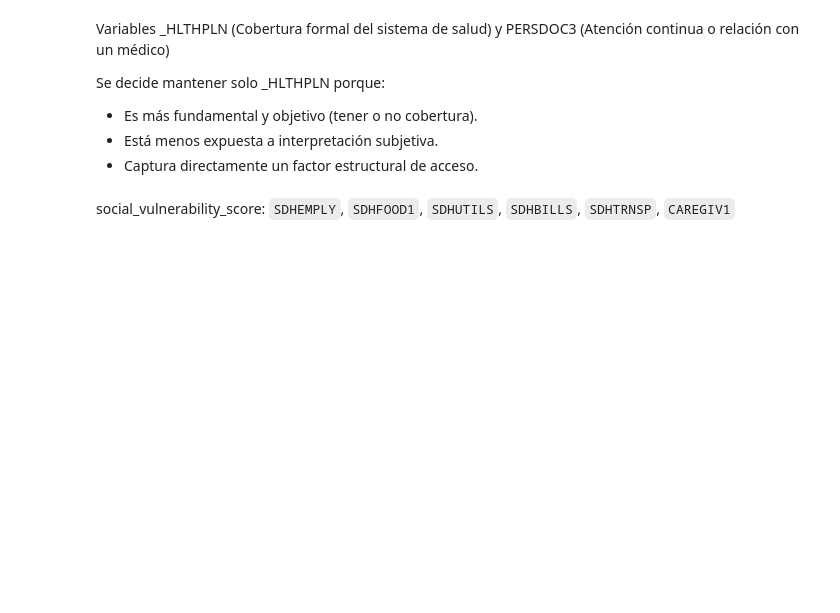
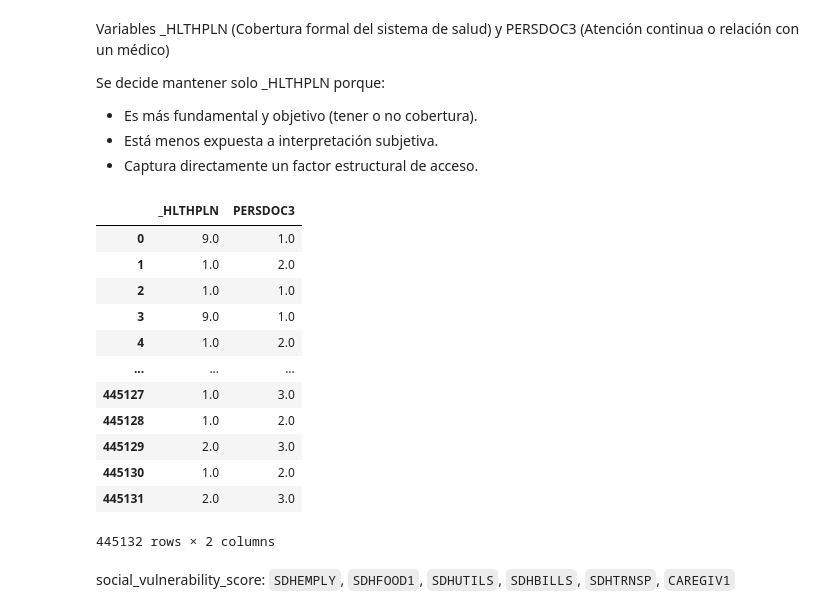
Before and after one commit to MariaDe96/Final_Project_DataScient, a Jupyter notebook: src/first_features_selection_sergio.ipynb, the cells around one changed output. Saved outputs shown, nothing was run; the diff lists cells and outputs as text; code cells hidden in the pictures; blank space fills up the shorter version.

```diff
--- a/src/first_features_selection_sergio.ipynb
+++ b/src/first_features_selection_sergio.ipynb
@@ -35,6 +38,23 @@ Se decide mantener solo _HLTHPLN porque:
 - Es más fundamental y objetivo (tener o no cobertura).
 - Está menos expuesta a interpretación subjetiva.
 - Captura directamente un factor estructural de acceso.
+# %%
+columns_healthy = df[['_HLTHPLN','PERSDOC3']]
+columns_healthy
+# %% [output]
+|  | _HLTHPLN | PERSDOC3 |
+| 0 | 9.0 | 1.0 |
+| 1 | 1.0 | 2.0 |
+| 2 | 1.0 | 1.0 |
+| 3 | 9.0 | 1.0 |
+| 4 | 1.0 | 2.0 |
+| ... | ... | ... |
+| 445127 | 1.0 | 3.0 |
+| 445128 | 1.0 | 2.0 |
+| 445129 | 2.0 | 3.0 |
+| 445130 | 1.0 | 2.0 |
+| 445131 | 2.0 | 3.0 |
+445132 rows × 2 columns
 # %%
 df = df.drop("PERSDOC3", axis=1)
 # %% [markdown]
```
Also changed, not shown: parts of 3 cells of this notebook, 1 other file.
